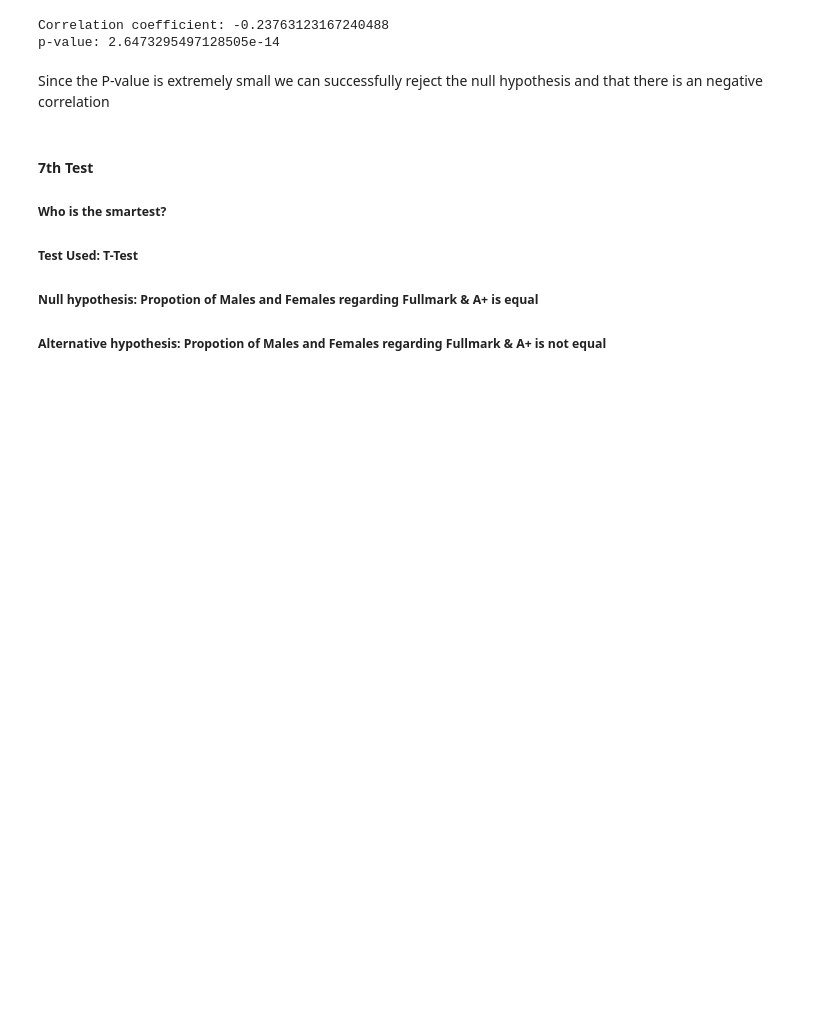
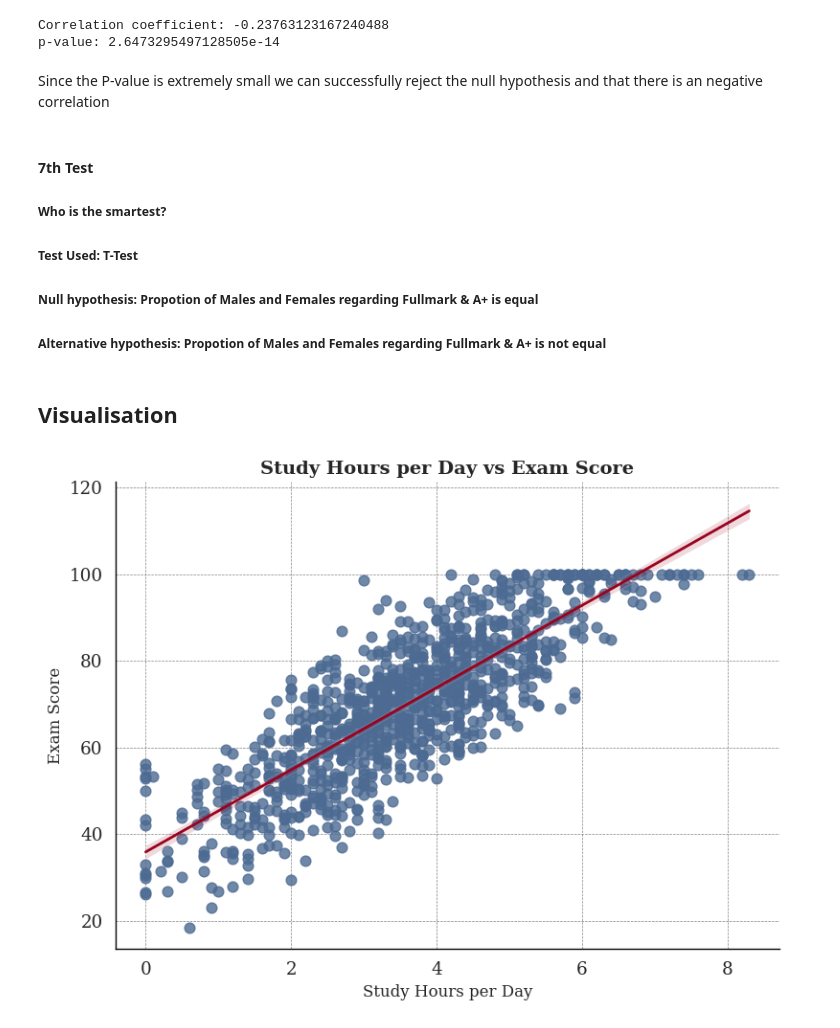
Before and after one commit to OmarAboElnaga/Students-Score-and-their-Habits, a Jupyter notebook: Students'_Scores_and_their_habits.ipynb, the cells around one changed output. Saved outputs shown, nothing was run; the diff lists cells and outputs as text; code cells hidden in the pictures; blank space fills up the shorter version.

```diff
--- a/Students'_Scores_and_their_habits.ipynb
+++ b/Students'_Scores_and_their_habits.ipynb
@@ -106,0 +109,2 @@ df.to_csv("examScores.csv", index=False)
+# %%
+df = df.drop(['student_id' ,'social_media_hours' , 'netflix_hours'] , axis=1)
@@ -168,3 +190,38 @@ Since the P-value is extremely small we can successfully reject the null hypothe
 ##### Test Used: T-Test
 ##### Null hypothesis: Propotion of Males and Females regarding Fullmark & A+ is equal
 ##### Alternative hypothesis: Propotion of Males and Females regarding Fullmark & A+ is not equal
+# %% [markdown]
+## Visualisation
+# %%
+sns.set_style("whitegrid")
+plt.rcParams.update({
+    "font.size": 12,
+    "axes.titlesize": 14,
+    "axes.labelsize": 12,
+    "font.family": "serif",
+    "axes.edgecolor": "black",
+    "axes.linewidth": 1,
+    "grid.color": "gray",
+    "grid.linestyle": "--",
+    "grid.linewidth": 0.5
+})
+
+point_color = "#4C6A92"
+line_color = "#9A031E"
+
+plt.figure(figsize=(8, 6))
+sns.regplot(
+    x='study_hours_per_day',
+    y='exam_score',
+    data=df,
+    scatter_kws={'alpha': 0.8, 'color': point_color, 's': 60},
+    line_kws={'color': line_color, 'linewidth': 2}
+)
+plt.title('Study Hours per Day vs Exam Score', weight='bold')
+plt.xlabel('Study Hours per Day')
+plt.ylabel('Exam Score')
+sns.despine()
+plt.tight_layout()
+plt.show()
+# %% [output]
+[figure, added]
```
Also changed, not shown: parts of 3 cells of this notebook.
